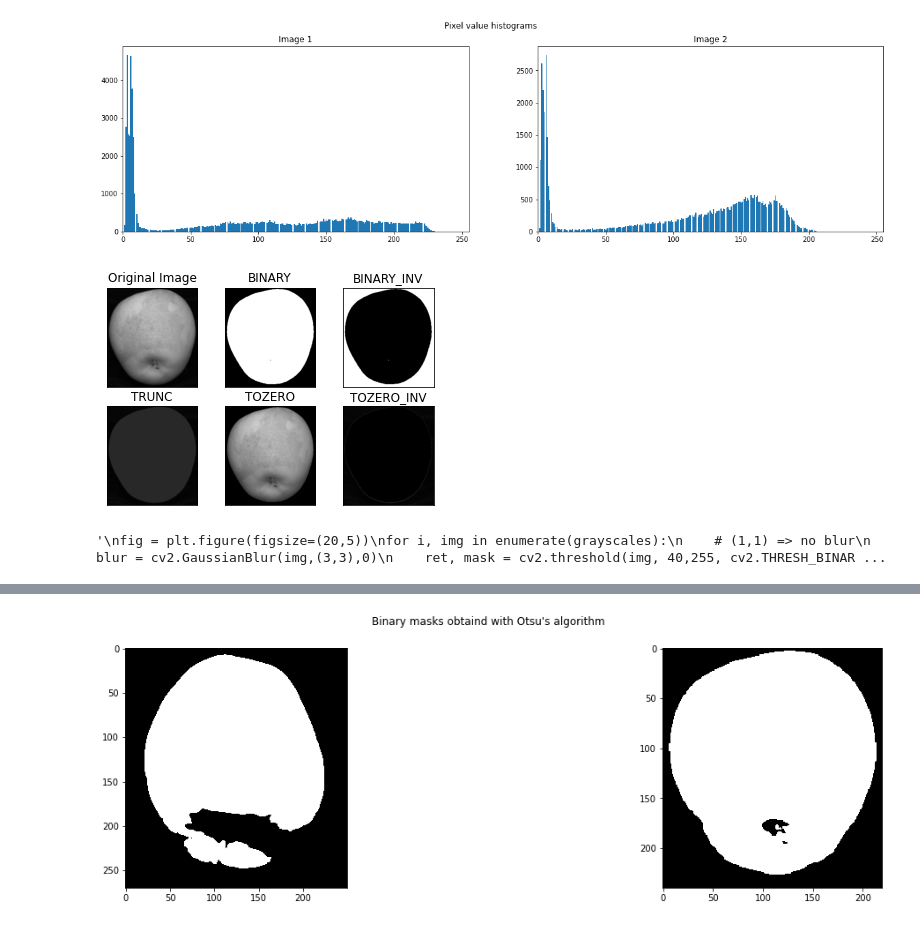
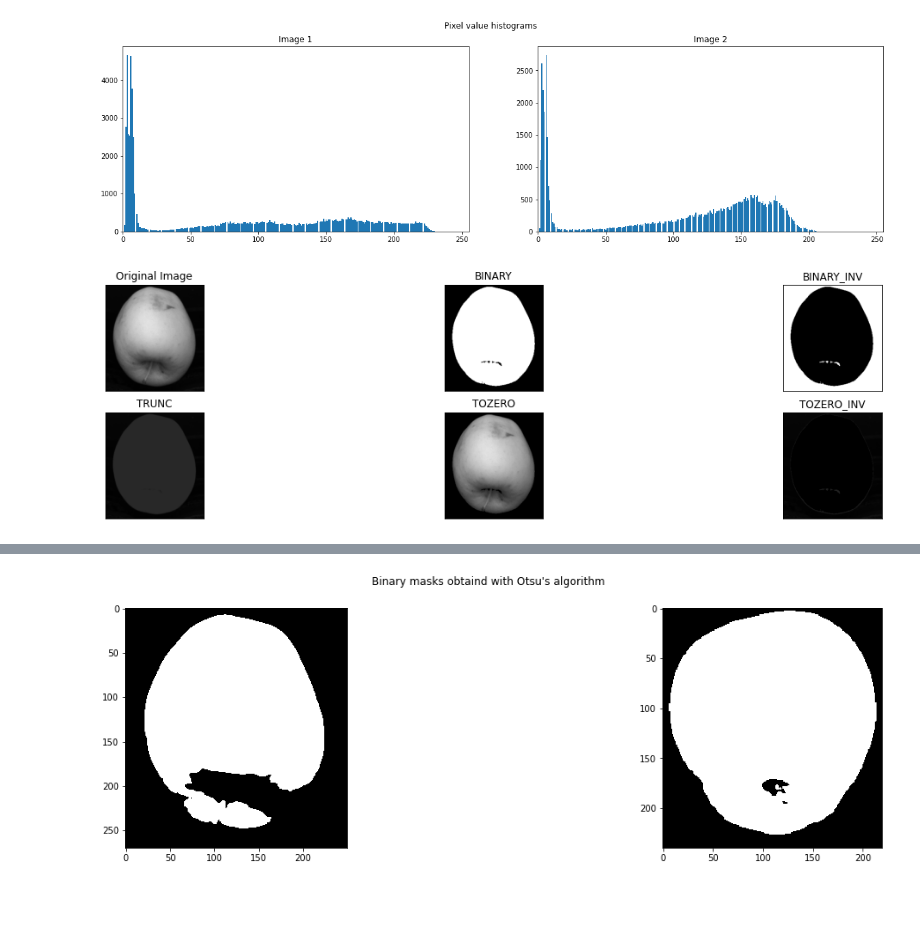
Before and after one commit to valentinaboriano/Computer-Vision, a Jupyter notebook: fruit-inspection.ipynb, the cells around one changed output, grey strips where cells are left out. Cells and saved outputs as stored; diff of their text form; code cells hidden in the pictures; blank space fills up the shorter version.

```diff
--- a/fruit-inspection.ipynb
+++ b/fruit-inspection.ipynb
@@ -195,34 +195,19 @@ plt.show()
 # %% [output]
 [figure]
 # %%
-for i, img in enumerate(grayscales):
-    ret,thresh1 = cv2.threshold(img,40,255,cv2.THRESH_BINARY)
-    ret,thresh2 = cv2.threshold(img,40,255,cv2.THRESH_BINARY_INV)
-    ret,thresh3 = cv2.threshold(img,40,255,cv2.THRESH_TRUNC)
-    ret,thresh4 = cv2.threshold(img,40,255,cv2.THRESH_TOZERO)
-    ret,thresh5 = cv2.threshold(img,40,255,cv2.THRESH_TOZERO_INV)
-    titles = ['Original Image','BINARY','BINARY_INV','TRUNC','TOZERO','TOZERO_INV']
-    images = [img, thresh1, thresh2, thresh3, thresh4, thresh5]
-    plt.subplot(1,N,i+1)
+img = cv2.imread("img/second task/C0_000004.png",0)
+fig = plt.figure(figsize=(20,5))
+ret,thresh1 = cv2.threshold(img,40,255,cv2.THRESH_BINARY)
+ret,thresh2 = cv2.threshold(img,40,255,cv2.THRESH_BINARY_INV)
+ret,thresh3 = cv2.threshold(img,40,255,cv2.THRESH_TRUNC)
+ret,thresh4 = cv2.threshold(img,40,255,cv2.THRESH_TOZERO)
+ret,thresh5 = cv2.threshold(img,40,255,cv2.THRESH_TOZERO_INV)
+titles = ['Original Image','BINARY','BINARY_INV','TRUNC','TOZERO','TOZERO_INV']
+images = [img, thresh1, thresh2, thresh3, thresh4, thresh5]
 for i in range(6):
     plt.subplot(2,3,i+1),plt.imshow(images[i],'gray',vmin=0,vmax=255)
     plt.title(titles[i])
     plt.xticks([]),plt.yticks([])
 plt.show()
-
-
-
-'''
-fig = plt.figure(figsize=(20,5))
-for i, img in enumerate(grayscales):
-    # (1,1) => no blur
-    blur = cv2.GaussianBlur(img,(3,3),0)
-    ret, mask = cv2.threshold(img, 40,255, cv2.THRESH_BINARY_INV)
-    masks.append(mask)
-    plt.subplot(1,N,i+1)
-    plt.imshow(mask, cmap='gray', vmin=0, vmax=1)
-fig.suptitle("Binary masks obtaind with Otsu's algorithm")
-plt.show()'''
 # %% [output]
-[figure, old version]
+[figure, new version]
-'\nfig = plt.figure(figsize=(20,5))\nfor i, img in enumerate(grayscales):\n    # (1,1) => no blur\n    blur = cv2.GaussianBlur(img,(3,3),0)\n    ret, mask = cv2.threshold(img, 40,255, cv2.THRESH_BINAR ...
```
Also changed, not shown: parts of 1 cell of this notebook.
